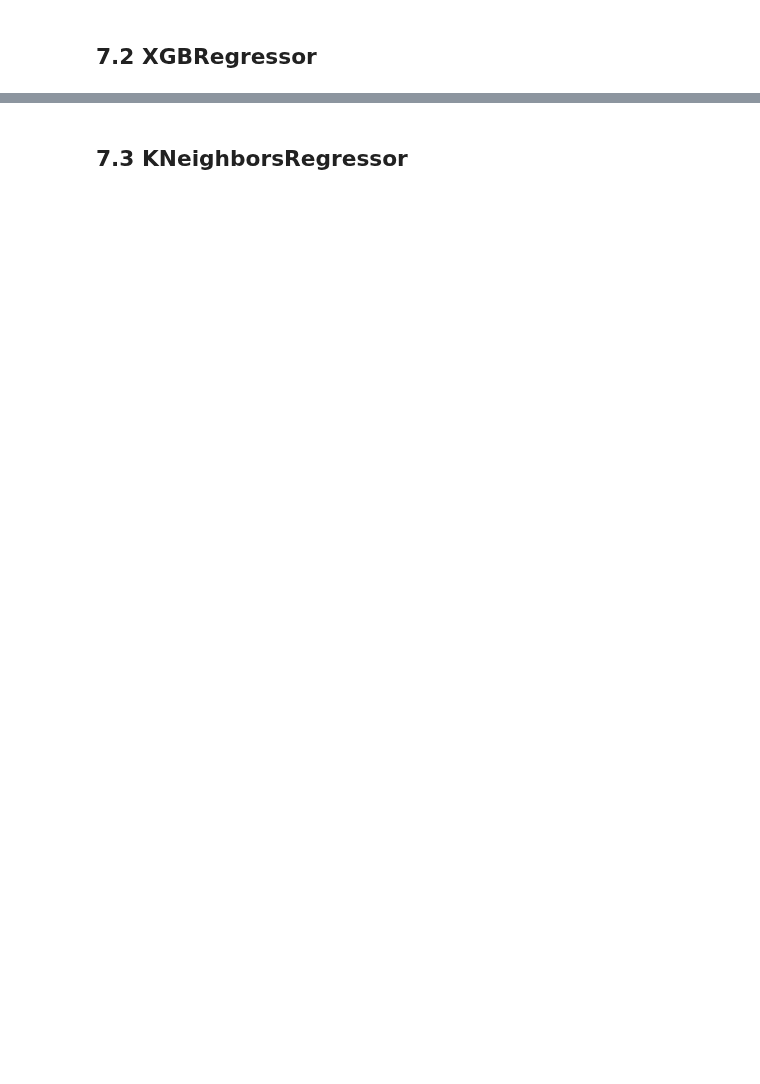
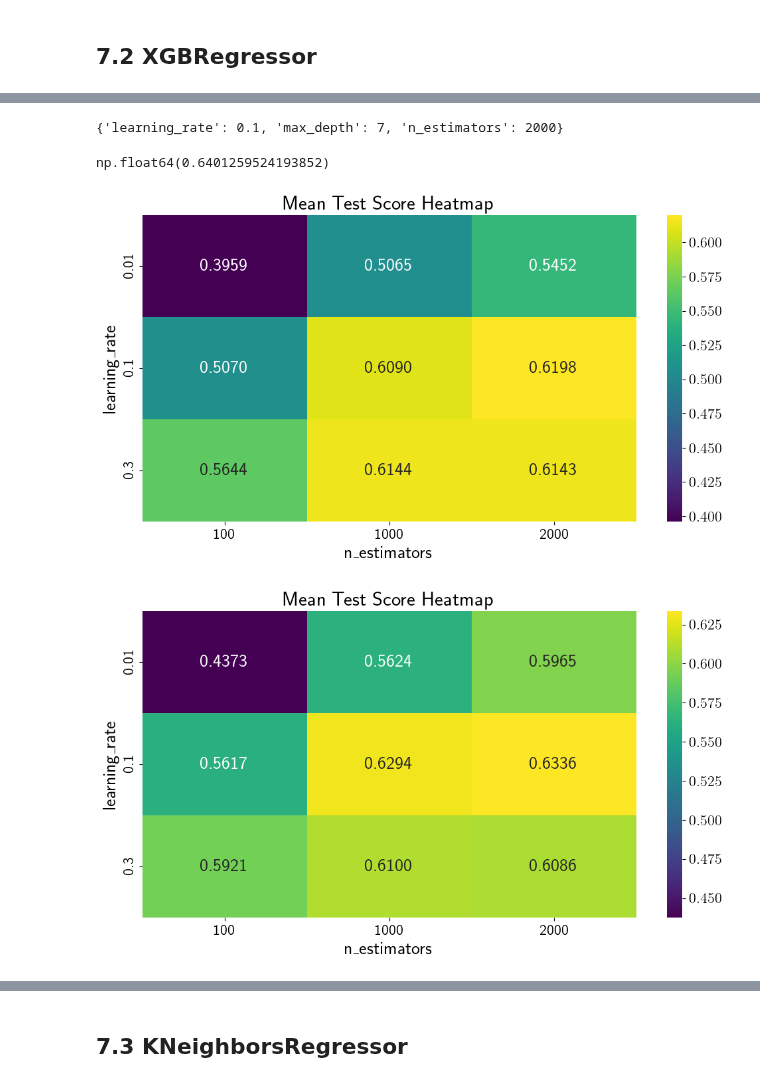
Before and after one commit to NatanSisoev/Chess-ML-Evaluator, a Jupyter notebook: notebooks/7_hyperparameters.ipynb, the cells around one changed output, grey strips where cells are left out. Drawn from its saved outputs; the diff is of its cells as text; code cells hidden in the pictures; blank space fills up the shorter version.

```diff
--- a/notebooks/7_hyperparameters.ipynb
+++ b/notebooks/7_hyperparameters.ipynb
@@ -38,6 +56,29 @@ xgbr_mm = ModelManager(XGBRegressor())
 # %%
-xgbr1_param_grid = {k: xgbr_param_grid[k] for k in ["learning_rate", "n_estimators"]}
-xgbr1_grid, xgbr1_best_params, xgbr1_best_score = xgbr_mm.optimize_hyperparameters(dm, xgbr1_param_grid)  # ~TODO: time
-display(xgbr1_best_params)
-display(xgbr1_best_score)
-MetricsManager.plot_gridsearch_results(xgbr1_grid, save=True, file="xgb_1")
+xgbr_mm = ModelManager(XGBRegressor())
+
+xgbr_param_grid = {
+    "learning_rate" : [0.01, 0.1, 0.3],
+    "n_estimators": [100, 1000, 2000],
+    "max_depth": [3, 5, 7],
+}
+
+xgbr_grid, xgbr_best_params, xgbr_best_score = xgbr_mm.optimize_hyperparameters(dm, xgbr_param_grid)  # ~8 minutes 30 seconds
+display(xgbr_best_params)
+display(xgbr_best_score)
+
+for max_depth in xgbr_param_grid["max_depth"]:
+    MetricsManager.plot_gridsearch_results(
+        xgbr_grid,
+        params={
+            "learning_rate": None,
+            "n_estimators": None,
+            "max_depth": max_depth,
+        },
+        save=True,
+        file="xgb"
+    )
+# %% [output]
+{'learning_rate': 0.1, 'max_depth': 7, 'n_estimators': 2000}
+np.float64(0.6401259524193852)
+[figure, added]
+[figure, added]
```
Also changed, not shown: parts of 19 cells of this notebook, 4 other files.
